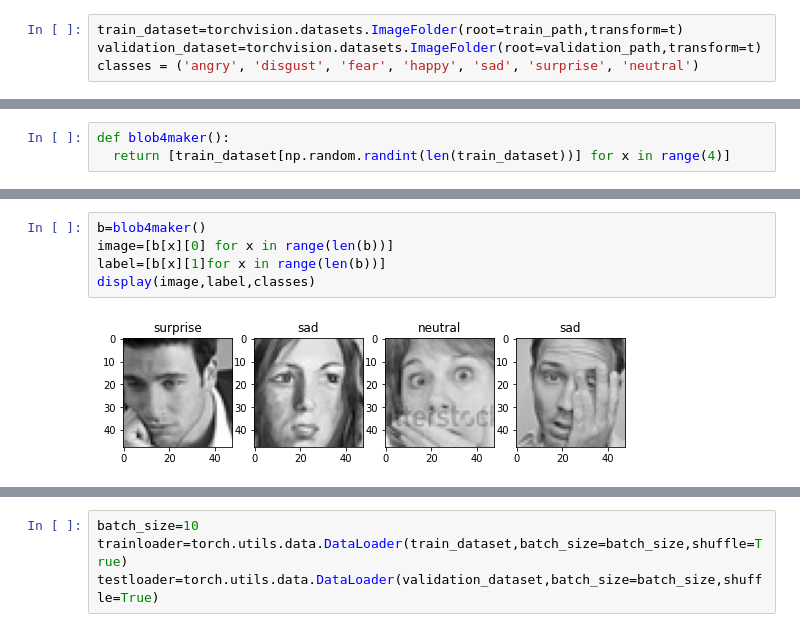
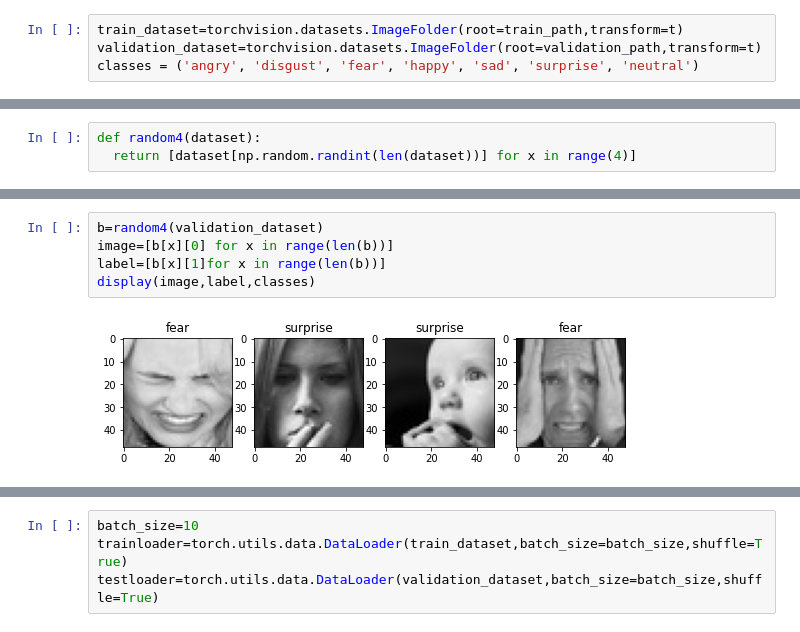
Before and after one commit to PaulChinta/study, a Jupyter notebook: DM_PA1.ipynb, the cells around one changed output, grey strips where cells are left out. Saved outputs shown, nothing was run; the diff lists cells and outputs as text.

```diff
--- a/DM_PA1.ipynb
+++ b/DM_PA1.ipynb
@@ -46,3 +43,3 @@ classes = ('angry', 'disgust', 'fear', 'happy', 'sad', 'surprise', 'neutral')
 # %%
-def blob4maker():
-  return [train_dataset[np.random.randint(len(train_dataset))] for x in range(4)]
+def random4(dataset):
+  return [dataset[np.random.randint(len(dataset))] for x in range(4)]
@@ -52,10 +61,10 @@ def blob4maker():
 # %%
-b=blob4maker()
+b=random4(validation_dataset)
 image=[b[x][0] for x in range(len(b))]
 label=[b[x][1]for x in range(len(b))]
 display(image,label,classes)
 # %% [output]
-[figure, old version]
+[figure, new version]
 # %%
 train_samples=len(train_dataset)
 valid_samples=len(validation_dataset)
```
Also changed, not shown: parts of 10 cells of this notebook.
